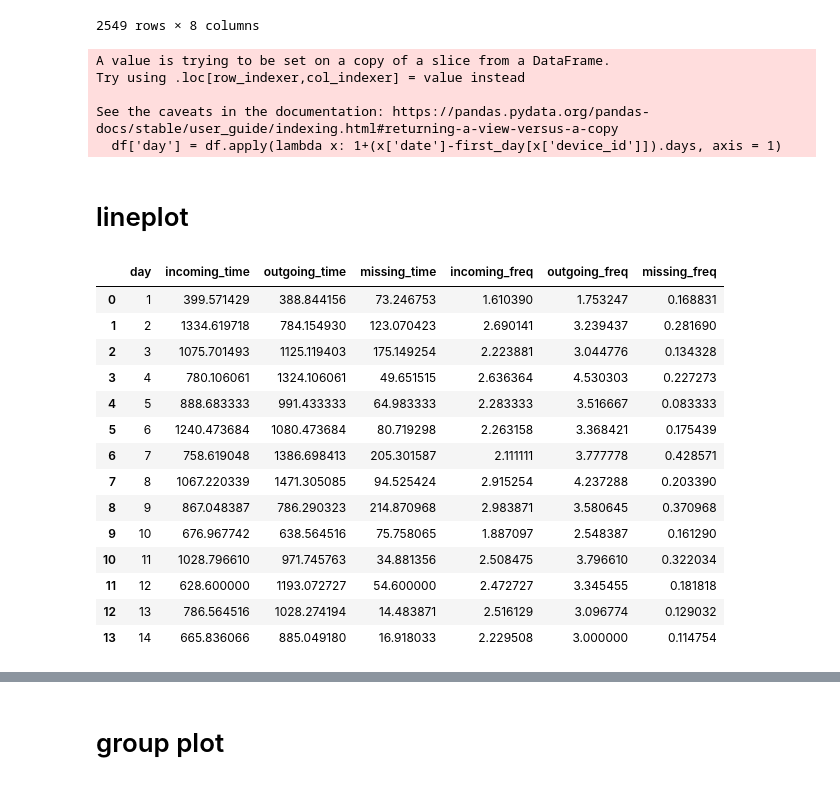
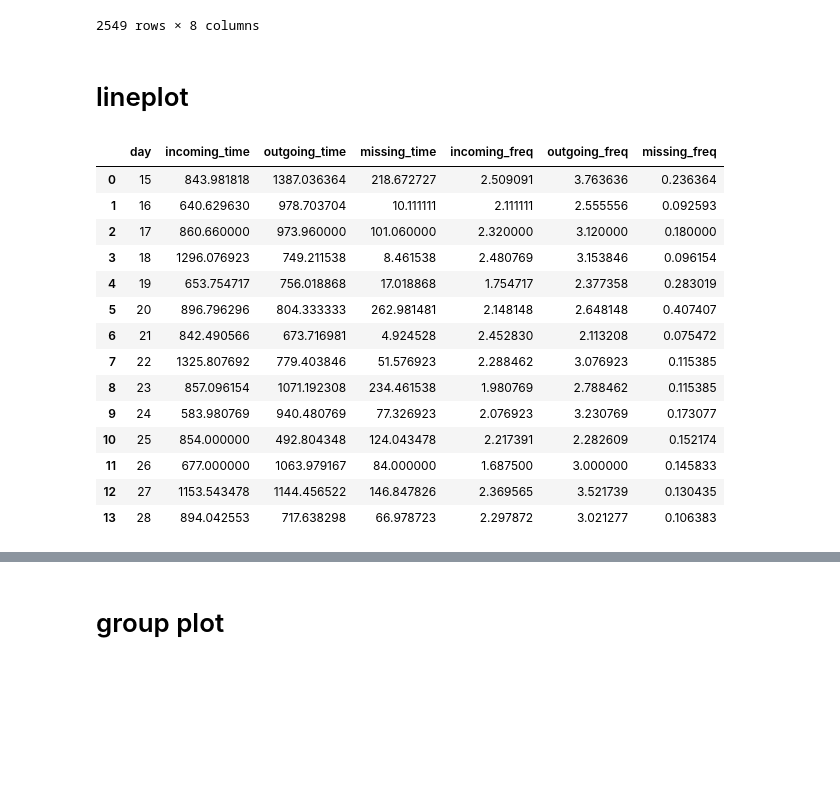
Before and after one commit to memari-majid/jhu_centering, a Jupyter notebook: preprocessing/calls.ipynb, the cells around one changed output, grey strips where cells are left out. Saved outputs shown, nothing was run; the diff lists cells and outputs as text; code cells hidden in the pictures; blank space fills up the shorter version.

```diff
--- a/preprocessing/calls.ipynb
+++ b/preprocessing/calls.ipynb
@@ -151,41 +151,35 @@ def halve(df):
     df = df[df['device_id'].isin(first_day)]
     df['day'] = df.apply(lambda x: 1+(x['date']-first_day[x['device_id']]).days, axis = 1)
     df_1_14 = df[df['day']<=14]
-    df_15_28 = df[(df['day']>14) & (df['day']>=28)]
+    df_15_28 = df[(df['day']>14) & (df['day']<=28)]
     return df_1_14,df_15_28
 # %%
 df_1_14,df_15_28= halve(df_output)
-# %% [output]
-A value is trying to be set on a copy of a slice from a DataFrame.
-Try using .loc[row_indexer,col_indexer] = value instead
-
-See the caveats in the documentation: https://pandas.pydata.org/pandas-docs/stable/user_guide/indexing.html#returning-a-view-versus-a-copy
-  df['day'] = df.apply(lambda x: 1+(x['date']-first_day[x['device_id']]).days, axis = 1)
 # %% [markdown]
 # lineplot
 # %%
-df_plot = copy.deepcopy(df_1_14)
+df_plot = copy.deepcopy(df_15_28)
 #df_plot = df_plot.merge(df_group[['device_id','Group']], on = 'device_id', how = 'left')
 df_plot = df_plot[['day','incoming_time','outgoing_time','missing_time','incoming_freq','outgoing_freq','missing_freq']]
 df_plot = df_plot.groupby('day').mean()
 df_plot = df_plot.reset_index()
 df_plot
 # %% [output]
 |  | day | incoming_time | outgoing_time | missing_time | incoming_freq | outgoing_freq | missing_freq |
-| 0 | 1 | 399.571429 | 388.844156 | 73.246753 | 1.610390 | 1.753247 | 0.168831 |
-| 1 | 2 | 1334.619718 | 784.154930 | 123.070423 | 2.690141 | 3.239437 | 0.281690 |
-| 2 | 3 | 1075.701493 | 1125.119403 | 175.149254 | 2.223881 | 3.044776 | 0.134328 |
-| 3 | 4 | 780.106061 | 1324.106061 | 49.651515 | 2.636364 | 4.530303 | 0.227273 |
-| 4 | 5 | 888.683333 | 991.433333 | 64.983333 | 2.283333 | 3.516667 | 0.083333 |
-| 5 | 6 | 1240.473684 | 1080.473684 | 80.719298 | 2.263158 | 3.368421 | 0.175439 |
-| 6 | 7 | 758.619048 | 1386.698413 | 205.301587 | 2.111111 | 3.777778 | 0.428571 |
-| 7 | 8 | 1067.220339 | 1471.305085 | 94.525424 | 2.915254 | 4.237288 | 0.203390 |
-| 8 | 9 | 867.048387 | 786.290323 | 214.870968 | 2.983871 | 3.580645 | 0.370968 |
-| 9 | 10 | 676.967742 | 638.564516 | 75.758065 | 1.887097 | 2.548387 | 0.161290 |
-| 10 | 11 | 1028.796610 | 971.745763 | 34.881356 | 2.508475 | 3.796610 | 0.322034 |
-| 11 | 12 | 628.600000 | 1193.072727 | 54.600000 | 2.472727 | 3.345455 | 0.181818 |
-| 12 | 13 | 786.564516 | 1028.274194 | 14.483871 | 2.516129 | 3.096774 | 0.129032 |
-| 13 | 14 | 665.836066 | 885.049180 | 16.918033 | 2.229508 | 3.000000 | 0.114754 |
+| 0 | 15 | 843.981818 | 1387.036364 | 218.672727 | 2.509091 | 3.763636 | 0.236364 |
+| 1 | 16 | 640.629630 | 978.703704 | 10.111111 | 2.111111 | 2.555556 | 0.092593 |
+| 2 | 17 | 860.660000 | 973.960000 | 101.060000 | 2.320000 | 3.120000 | 0.180000 |
+| 3 | 18 | 1296.076923 | 749.211538 | 8.461538 | 2.480769 | 3.153846 | 0.096154 |
+| 4 | 19 | 653.754717 | 756.018868 | 17.018868 | 1.754717 | 2.377358 | 0.283019 |
+| 5 | 20 | 896.796296 | 804.333333 | 262.981481 | 2.148148 | 2.648148 | 0.407407 |
+| 6 | 21 | 842.490566 | 673.716981 | 4.924528 | 2.452830 | 2.113208 | 0.075472 |
+| 7 | 22 | 1325.807692 | 779.403846 | 51.576923 | 2.288462 | 3.076923 | 0.115385 |
+| 8 | 23 | 857.096154 | 1071.192308 | 234.461538 | 1.980769 | 2.788462 | 0.115385 |
+| 9 | 24 | 583.980769 | 940.480769 | 77.326923 | 2.076923 | 3.230769 | 0.173077 |
+| 10 | 25 | 854.000000 | 492.804348 | 124.043478 | 2.217391 | 2.282609 | 0.152174 |
+| 11 | 26 | 677.000000 | 1063.979167 | 84.000000 | 1.687500 | 3.000000 | 0.145833 |
+| 12 | 27 | 1153.543478 | 1144.456522 | 146.847826 | 2.369565 | 3.521739 | 0.130435 |
+| 13 | 28 | 894.042553 | 717.638298 | 66.978723 | 2.297872 | 3.021277 | 0.106383 |
 # %%
 plt.figure(figsize=(8, 6), dpi=300)
 for feature in ['incoming_time','outgoing_time','missing_time']:
```
Also changed, not shown: parts of 2 cells of this notebook, 6 other files.
